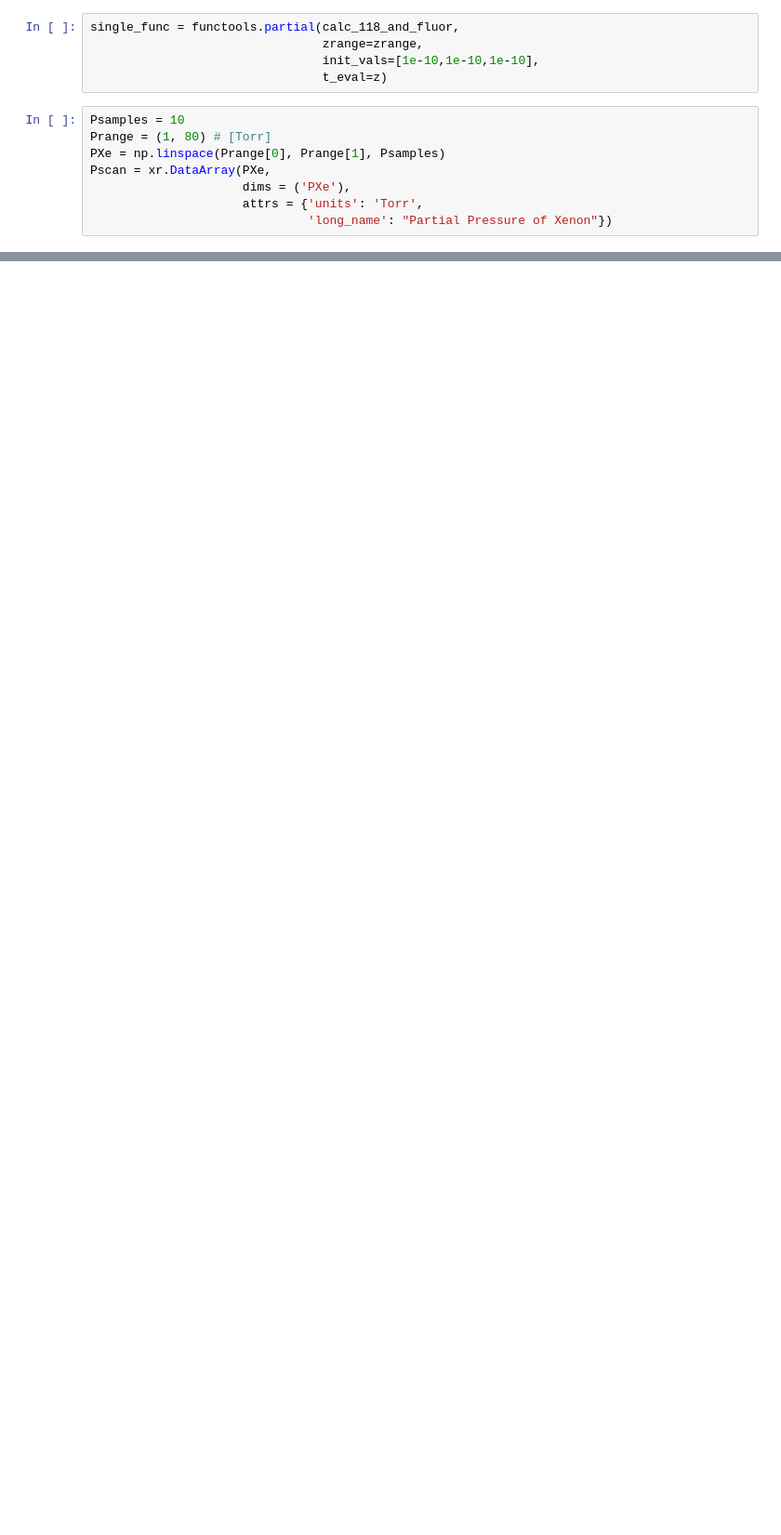
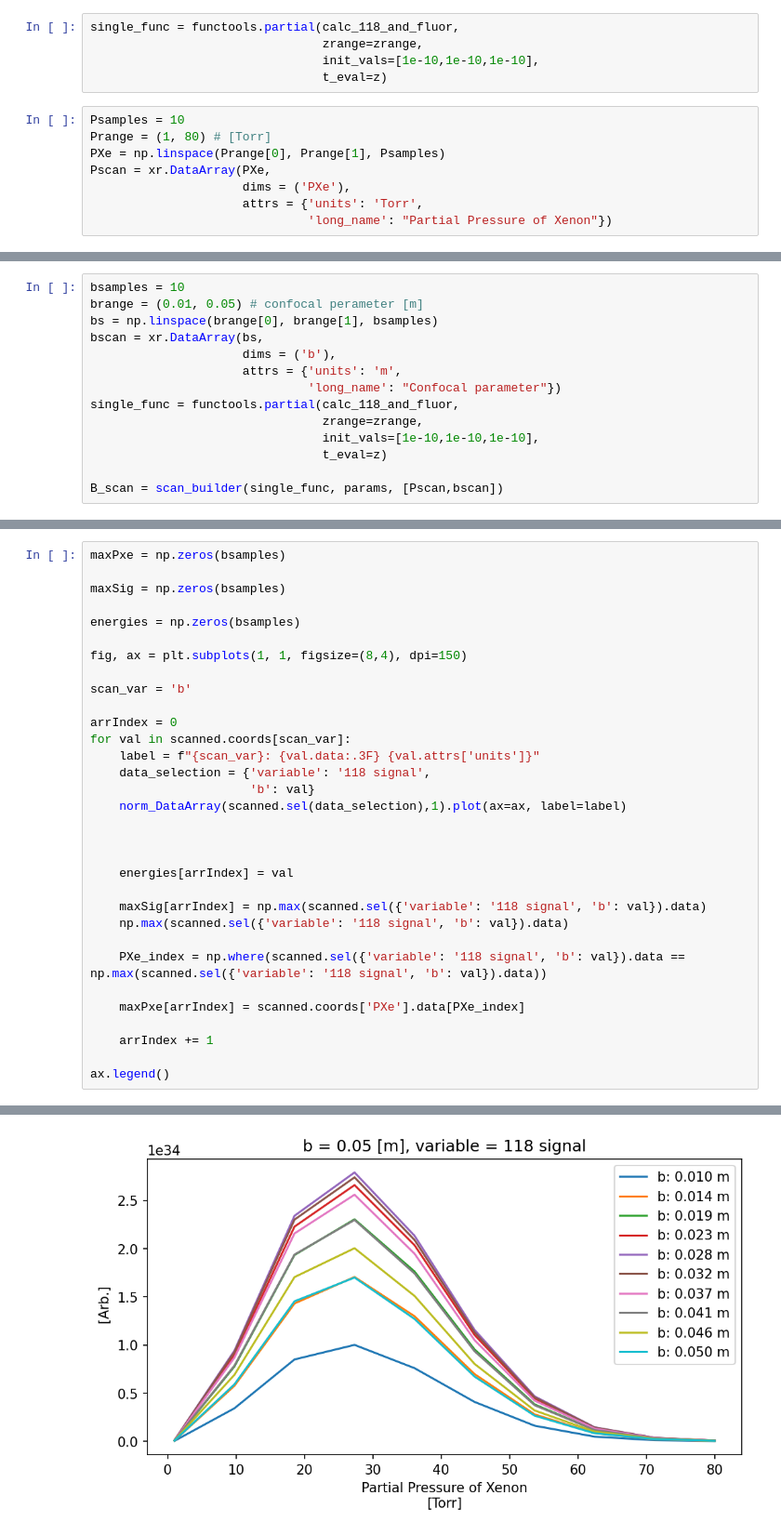
Before and after one commit to OliverQuinonez/118-Project, a Jupyter notebook: Pscan.ipynb, the cells around one changed output, grey strips where cells are left out. Shown at 93% size. Cells and saved outputs as stored; diff of their text form; blank space fills up the shorter version.

```diff
--- a/Pscan.ipynb
+++ b/Pscan.ipynb
@@ -94,0 +106,14 @@ No artists with labels found to put in legend.  Note that artists whose label st
+# %%
+bsamples = 10
+brange = (0.01, 0.05) # confocal perameter [m]
+bs = np.linspace(brange[0], brange[1], bsamples)
+bscan = xr.DataArray(bs,
+                     dims = ('b'),
+                     attrs = {'units': 'm',
+                              'long_name': "Confocal parameter"})
+single_func = functools.partial(calc_118_and_fluor,
+                                zrange=zrange,
+                                init_vals=[1e-10,1e-10,1e-10],
+                                t_eval=z)
+
+B_scan = scan_builder(single_func, params, [Pscan,bscan])
@@ -94,0 +124,33 @@ No artists with labels found to put in legend.  Note that artists whose label st
+# %%
+maxPxe = np.zeros(bsamples)
+
+maxSig = np.zeros(bsamples)
+
+energies = np.zeros(bsamples)
+
+fig, ax = plt.subplots(1, 1, figsize=(8,4), dpi=150)
+
+scan_var = 'b'
+
+arrIndex = 0
+for val in scanned.coords[scan_var]:
+    label = f"{scan_var}: {val.data:.3F} {val.attrs['units']}"
+    data_selection = {'variable': '118 signal',
+                      'b': val}
+    norm_DataArray(scanned.sel(data_selection),1).plot(ax=ax, label=label)
+
+
+
+    energies[arrIndex] = val
+
+    maxSig[arrIndex] = np.max(scanned.sel({'variable': '118 signal', 'b': val}).data)
+    np.max(scanned.sel({'variable': '118 signal', 'b': val}).data)
+
+    PXe_index = np.where(scanned.sel({'variable': '118 signal', 'b': val}).data == np.max(scanned.sel({'variable': '118 signal', 'b': val}).data))
+
+    maxPxe[arrIndex] = scanned.coords['PXe'].data[PXe_index]
+
+    arrIndex += 1
+
+ax.legend()
+# %% [output]
@@ -94,0 +158 @@ No artists with labels found to put in legend.  Note that artists whose label st
+[figure, added]
```
Also changed, not shown: parts of 9 cells of this notebook, 3 other files.
